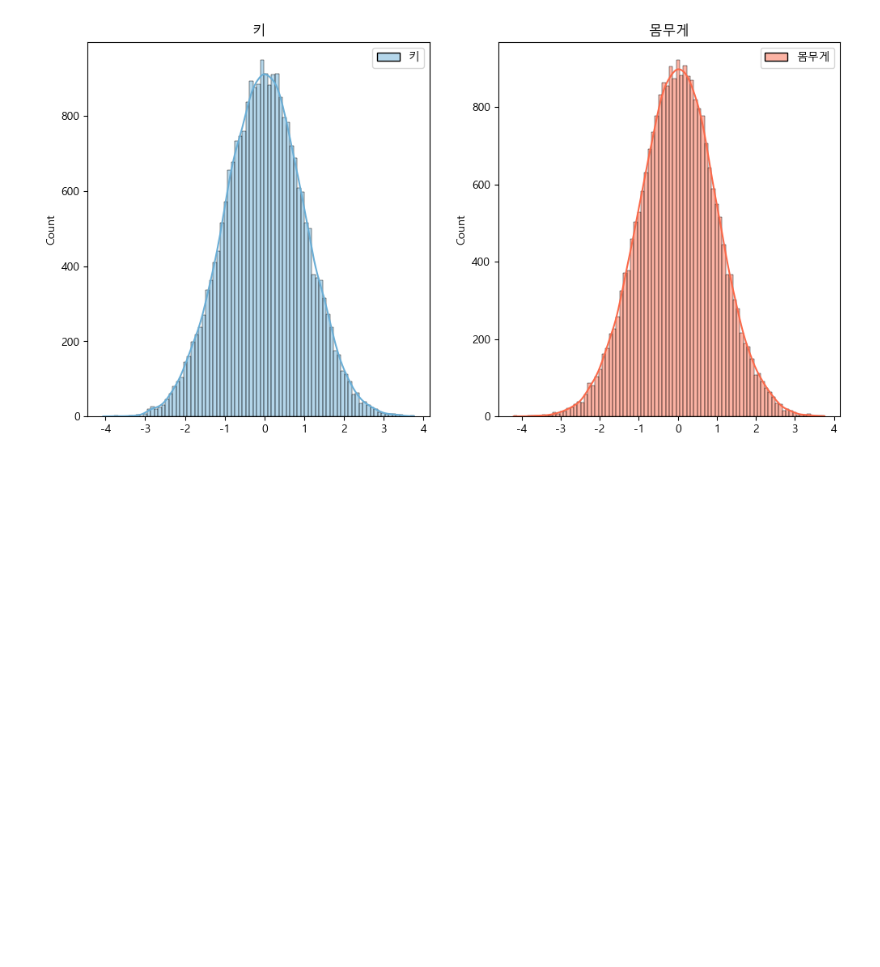
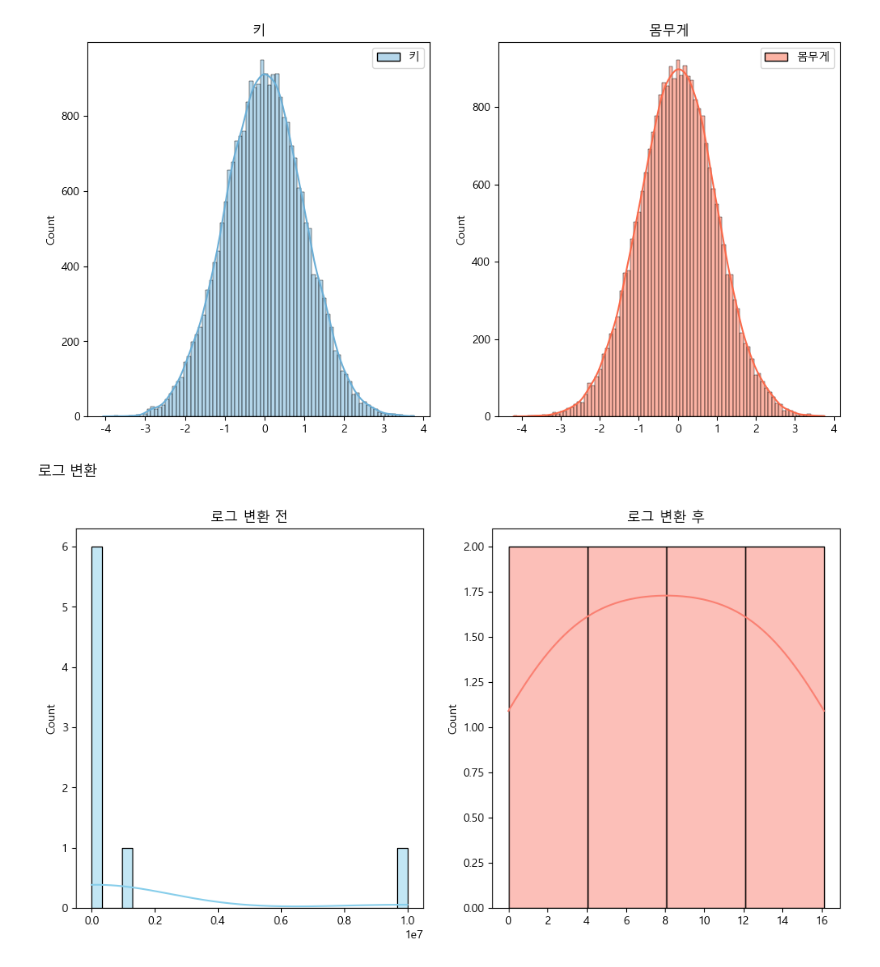
Before and after one commit to mingd00/ML, a Jupyter notebook: Scaler&Visualize.ipynb, the cells around one changed output. Drawn from its saved outputs; the diff is of its cells as text; code cells hidden in the pictures; blank space fills up the shorter version.

```diff
--- a/Scaler&Visualize.ipynb
+++ b/Scaler&Visualize.ipynb
@@ -68,3 +68,26 @@ ax2.set_title('몸무게')
 plt.show()
 # %% [output]
 [figure]
+# %% [markdown]
+로그 변환
+# %%
+import numpy as np
+
+data = [1, 10, 100, 1000, 10000, 100000, 1000000, 10000000]
+
+log_data = np.log(data)
+# %%
+import matplotlib.pyplot as plt
+import seaborn as sns
+
+fig, (ax1, ax2) = plt.subplots(nrows=1, ncols=2, figsize=(12, 6))
+
+sns.histplot(data, kde=True, color="Skyblue", ax=ax1)
+ax1.set_title('로그 변환 전')
+
+sns.histplot(log_data, kde=True, color="Salmon", ax=ax2)
+ax2.set_title('로그 변환 후')
+
+plt.show()
+# %% [output]
+[figure, added]
```
